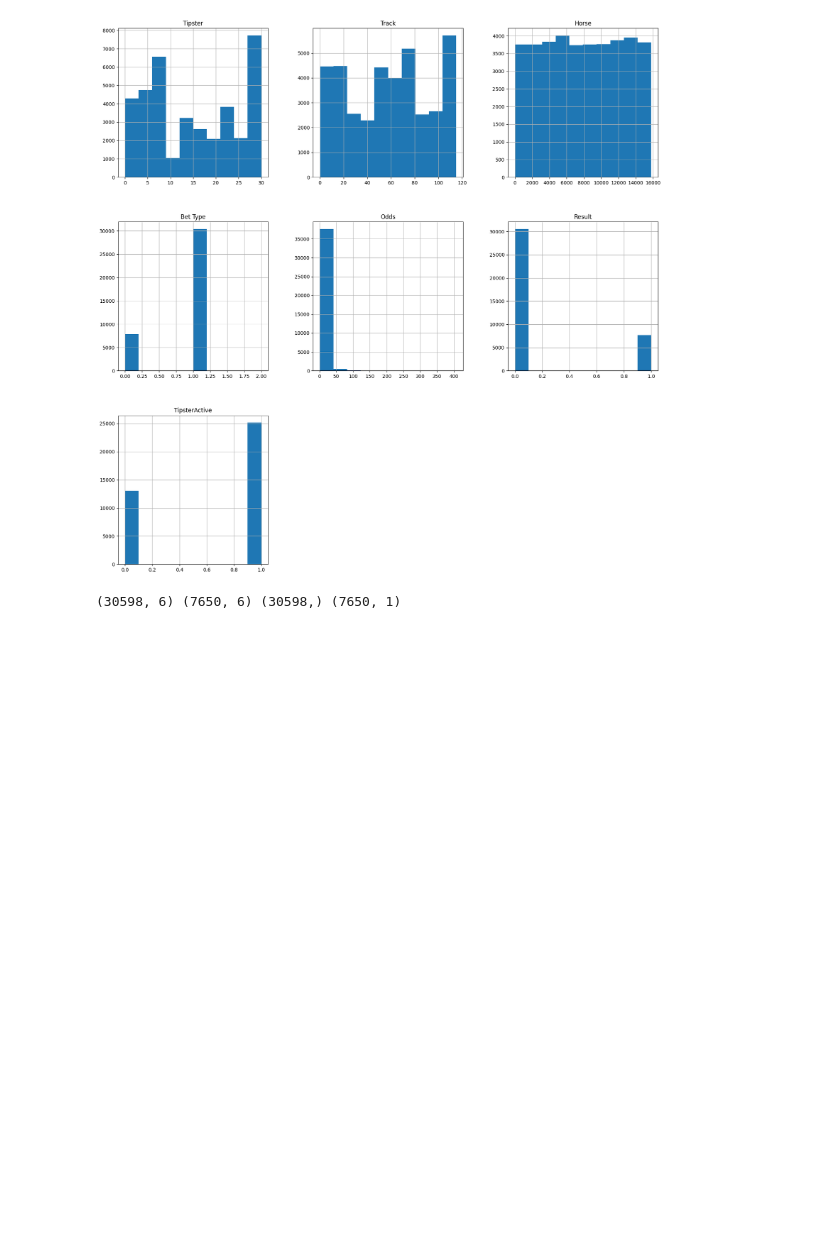
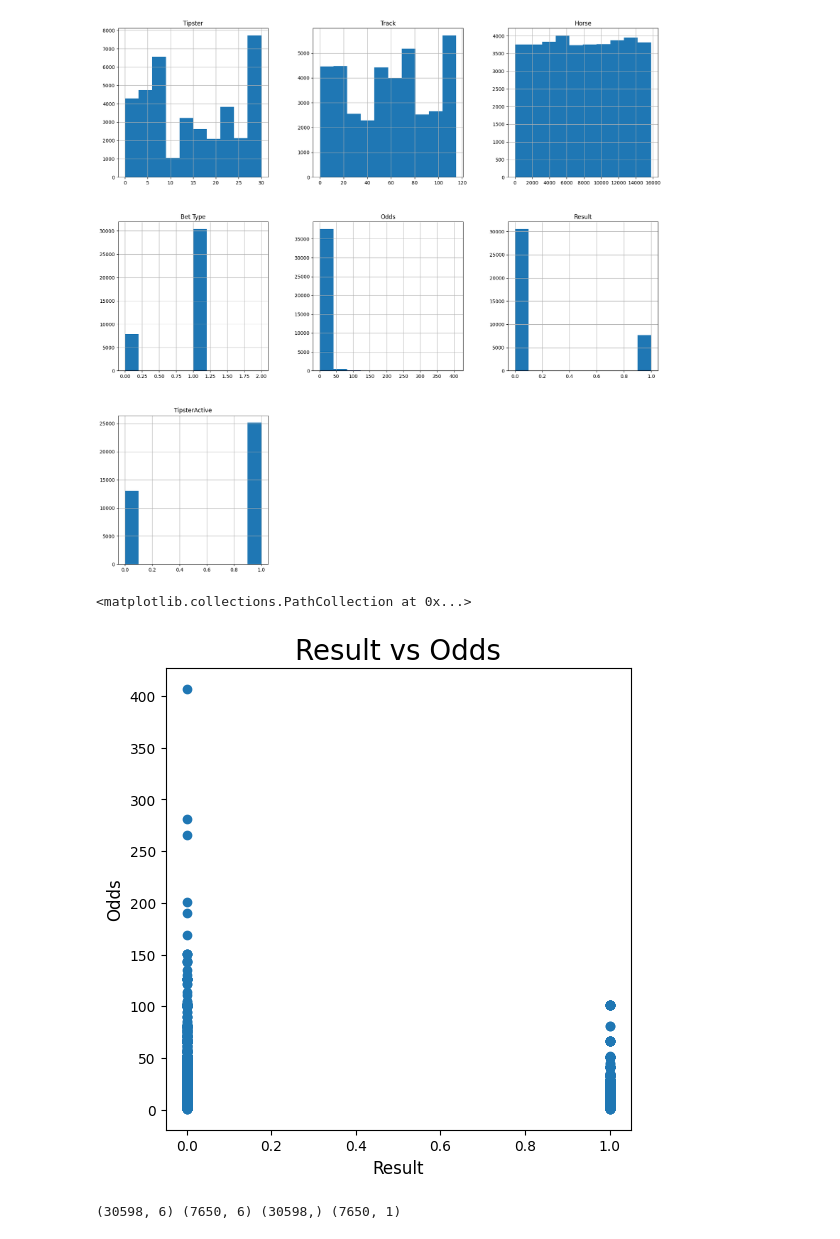
Before and after one commit to anhphuong012/ML_GiuaKi, a Jupyter notebook: Untitled0.ipynb, the cells around one changed output. Cells and saved outputs as stored; diff of their text form; code cells hidden in the pictures; blank space fills up the shorter version.

```diff
--- a/Untitled0.ipynb
+++ b/Untitled0.ipynb
@@ -155,6 +155,15 @@ data.iloc[:,:].hist(figsize=(20,20))
 plt.show()
 # %% [output]
 [figure]
+# %%
+fig,ax = plt.subplots(figsize=(6,6))
+ax.set_title('Result vs Odds',fontsize=20)
+ax.set_ylabel('Odds',fontsize=12)
+ax.set_xlabel('Result',fontsize=12)
+ax.scatter(data['Result'],data['Odds'])
+# %% [output]
+<matplotlib.collections.PathCollection at 0x...>
+[figure, added]
 # %%
 tagert = ['Result']
 
```
Also changed, not shown: parts of 2 cells of this notebook.
